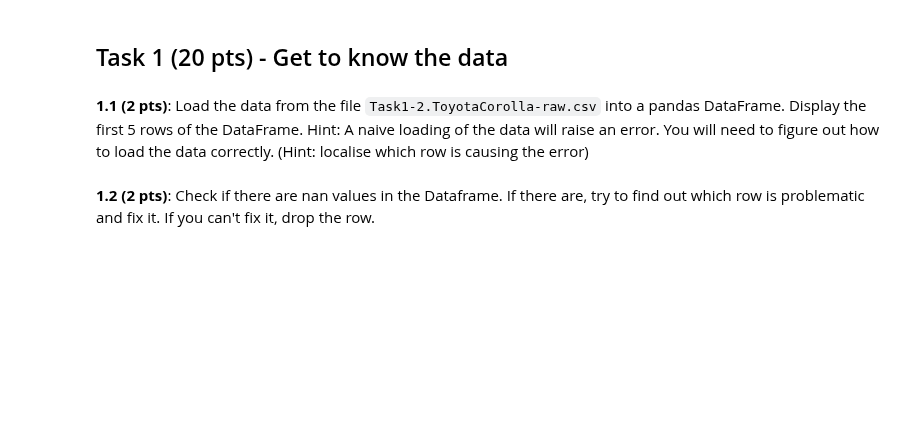
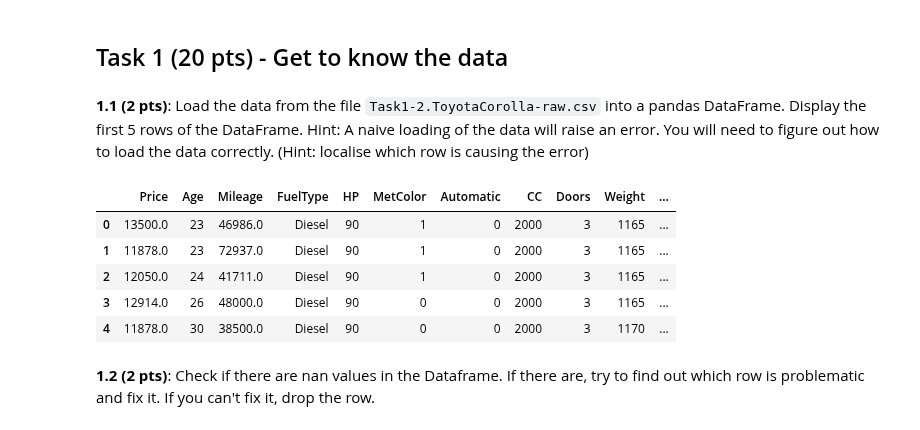
Before and after one commit to Ingridsm21/Data_Analysis, a Jupyter notebook: clinic2/clinic2-empty.ipynb, the cells around one changed output. Saved outputs shown, nothing was run; the diff lists cells and outputs as text; code cells hidden in the pictures; blank space fills up the shorter version.

Commit message:
Task1

```diff
--- a/clinic2/clinic2-empty.ipynb
+++ b/clinic2/clinic2-empty.ipynb
@@ -128,7 +128,55 @@ random.seed(42)
 # %%
 #TODO
 
-df_test = pd.read_csv('data/task_2/data/.csv')
+import pandas as pd
+
+# Load datatset
+file_path = './data/Task1-2.ToyotaCorolla-raw.csv'
+
+# Read file and store lines
+with open(file_path, "r") as f:
+    lines = f.readlines()
+
+# Cleaning dataset
+cleaned_lines = []
+for line in lines:
+    # Remove " " present in lines
+    line = line.replace('"','')
+    line = line.replace('£', '')
+    categories = line.strip().split(",")
+
+    if len(categories) == 12:
+        categories[0] = categories[0] + categories[1]
+        del categories[1]
+
+    elif  len(categories) == 13:
+        categories[0] = categories[0] + categories[1]
+        #print(categories)
+        categories[0] = categories[0] + '.' + categories[2]
+        #print(categories)
+        #print(categories[1])
+        #print(categories[2])
+        del categories[1]
+        del categories[1]
+
+
+    if len(categories) == 11:
+        cleaned_lines.append(",".join(categories))
+
+cleaned_file_path = './data/Task1-2.ToyotaCorolla-cleaned.csv'
+
+with open(cleaned_file_path, "w") as f:
+    f.write("\n".join(cleaned_lines))
+
+df = pd.read_csv(cleaned_file_path)
+df.head(5)
+# %% [output]
+|  | Price | Age | Mileage | FuelType | HP | MetColor | Automatic | CC | Doors | Weight | ... |
+| 0 | 13500.0 | 23 | 46986.0 | Diesel | 90 | 1 | 0 | 2000 | 3 | 1165 | ... |
+| 1 | 11878.0 | 23 | 72937.0 | Diesel | 90 | 1 | 0 | 2000 | 3 | 1165 | ... |
+| 2 | 12050.0 | 24 | 41711.0 | Diesel | 90 | 1 | 0 | 2000 | 3 | 1165 | ... |
+| 3 | 12914.0 | 26 | 48000.0 | Diesel | 90 | 0 | 0 | 2000 | 3 | 1165 | ... |
+| 4 | 11878.0 | 30 | 38500.0 | Diesel | 90 | 0 | 0 | 2000 | 3 | 1170 | ... |
 # %% [markdown]
 **1.2 (2 pts)**: Check if there are nan values in the Dataframe. If there are, try to find out which row is problematic and fix it. If you can't fix it, drop the row.
 # %%
```
Also changed, not shown: parts of 8 cells of this notebook, 2 other files.
